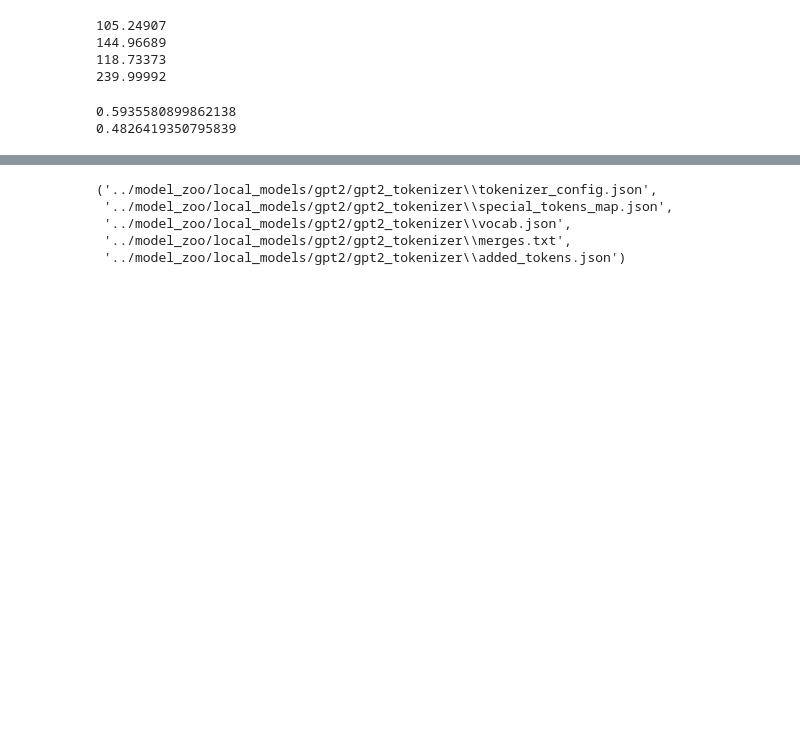
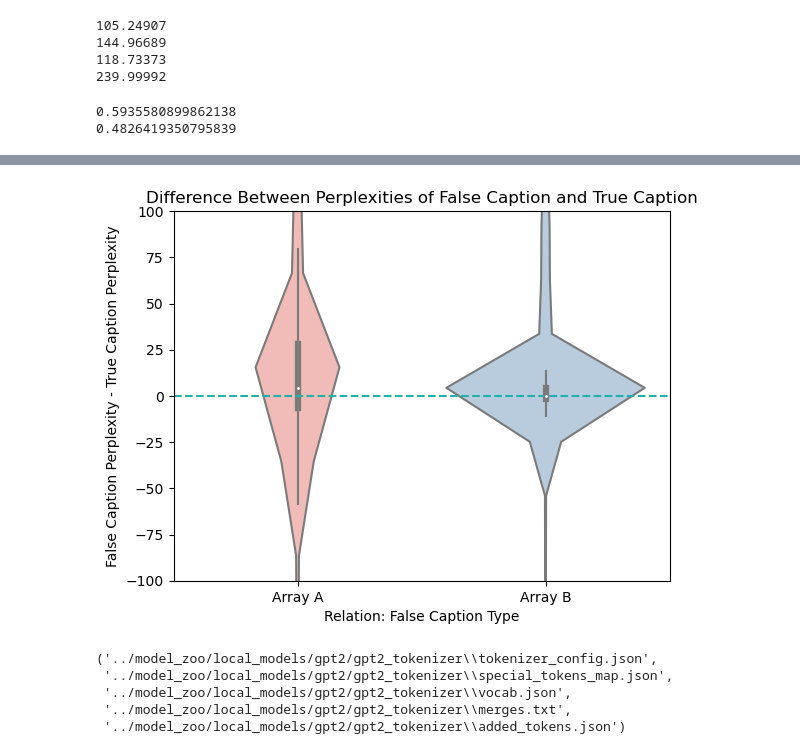
Before and after one commit to ewang-pu/CompVLMs, a Jupyter notebook: vision-language-models-are-bows/notebooks/bias.ipynb, the cells around one changed output, grey strips where cells are left out. Saved outputs shown, nothing was run; the diff lists cells and outputs as text; code cells hidden in the pictures; blank space fills up the shorter version.

```diff
--- a/vision-language-models-are-bows/notebooks/bias.ipynb
+++ b/vision-language-models-are-bows/notebooks/bias.ipynb
@@ -103,3 +126,23 @@ plt.show()
+# %%
+import seaborn as sns
+import matplotlib.pyplot as plt
+
+# Create a DataFrame to hold the data
+import pandas as pd
+data = pd.DataFrame({'Original': rel_gap_og, 'GPT-Generated': rel_gap_new})
+
+# Create side by side violin plots
+sns.violinplot(data=data, palette="Pastel1")
+
+# Display the plot
+plt.ylim(-100, 100)
+plt.axhline(0, color='lightseagreen', linestyle='--')
+plt.xlabel("Relation: False Caption Type")
+plt.ylabel("False Caption Perplexity - True Caption Perplexity")
+plt.title("Difference Between Perplexities of False Caption and True Caption")
+plt.show()
+# %% [output]
+[figure, added]
 # %%
 from transformers import GPT2LMHeadModel, GPT2Tokenizer
 
```
Also changed, not shown: parts of 7 cells of this notebook, 3 other files.
